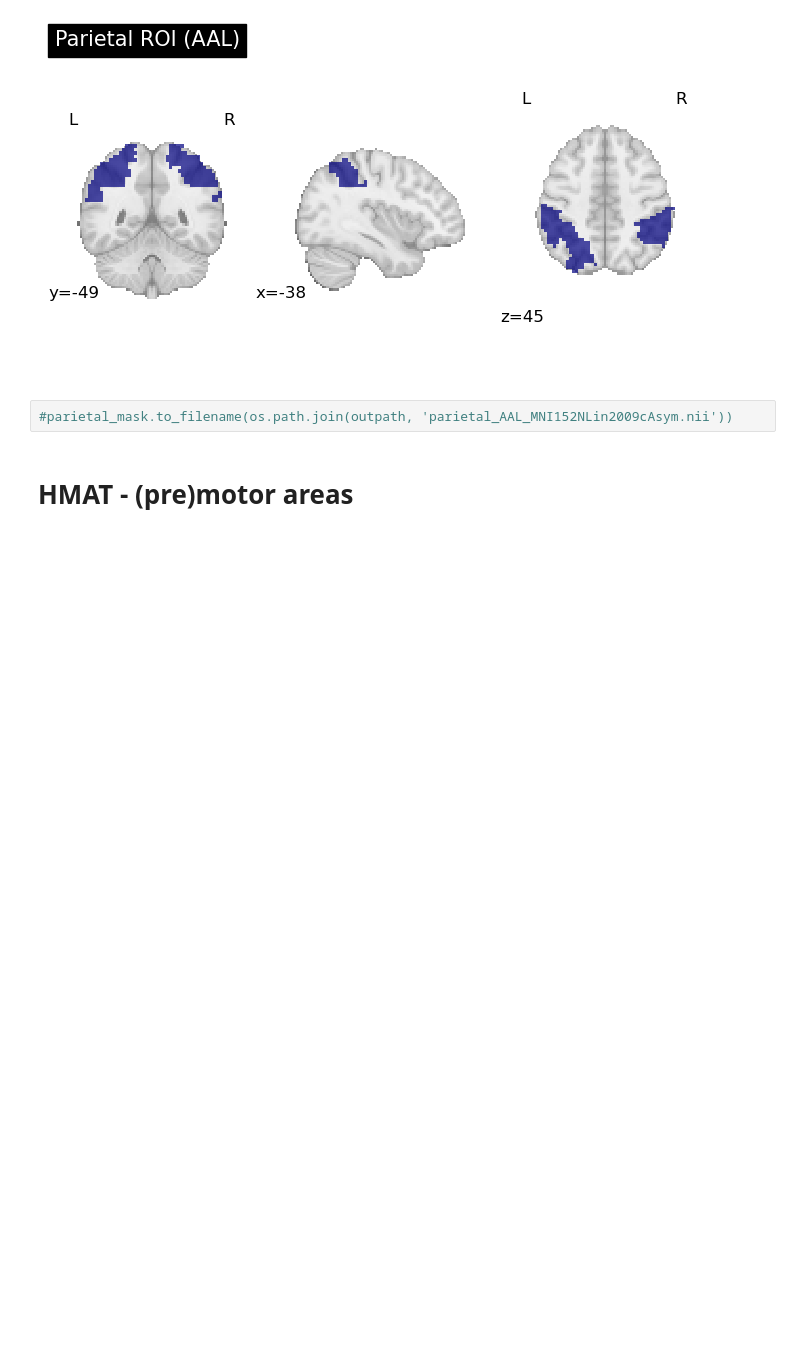
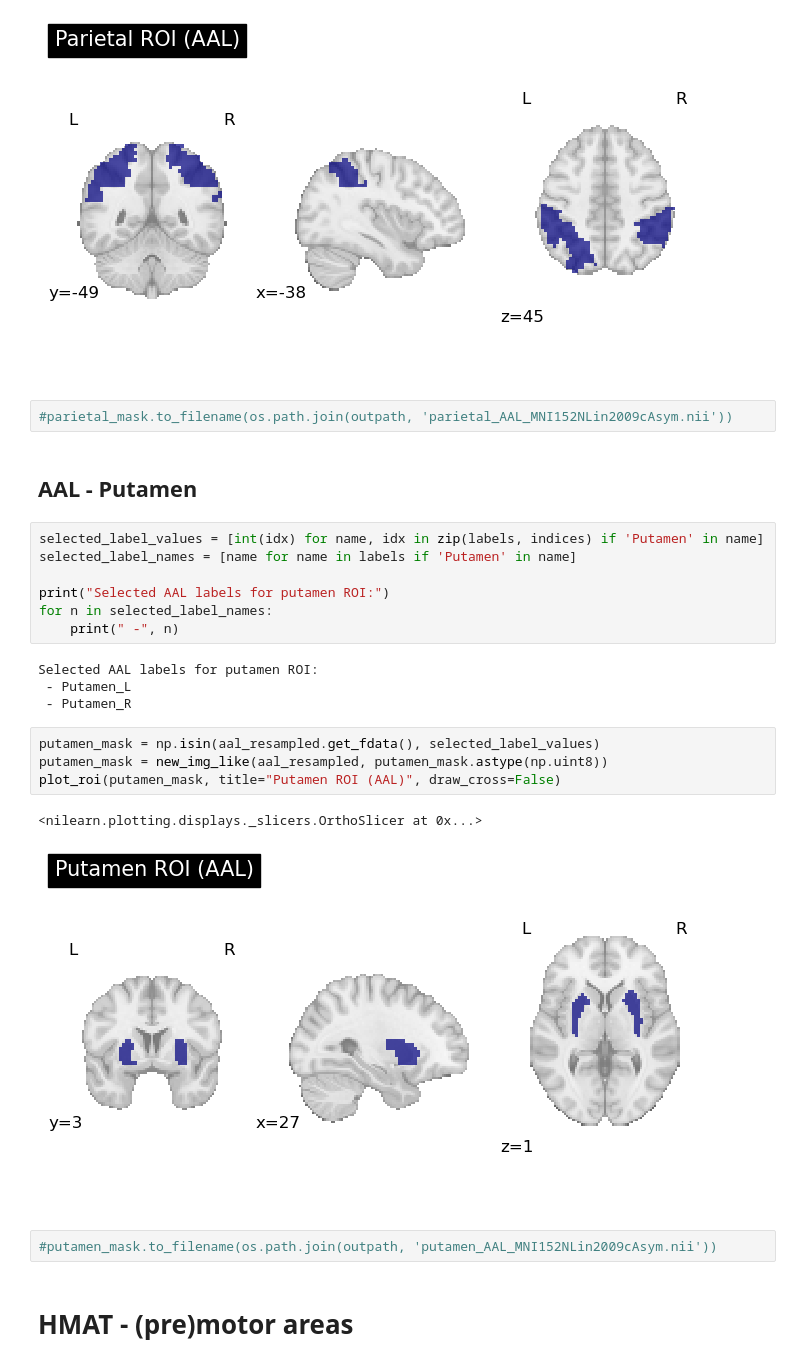
Before and after one commit to hugofluhr/learning-habits-analysis, a Jupyter notebook: notebooks/ROI_masks.ipynb, the cells around one changed output. Drawn from its saved outputs; the diff is of its cells as text; blank space fills up the shorter version.

Commit message:
add putamen mask

```diff
--- a/notebooks/ROI_masks.ipynb
+++ b/notebooks/ROI_masks.ipynb
@@ -93,6 +93,28 @@ plot_roi(parietal_mask, title="Parietal ROI (AAL)", draw_cross=False)
 [figure]
 # %%
 #parietal_mask.to_filename(os.path.join(outpath, 'parietal_AAL_MNI152NLin2009cAsym.nii'))
+# %% [markdown]
+## AAL - Putamen
+# %%
+selected_label_values = [int(idx) for name, idx in zip(labels, indices) if 'Putamen' in name]
+selected_label_names = [name for name in labels if 'Putamen' in name]
+
+print("Selected AAL labels for putamen ROI:")
+for n in selected_label_names:
+    print(" -", n)
+# %% [output]
+Selected AAL labels for putamen ROI:
+ - Putamen_L
+ - Putamen_R
+# %%
+putamen_mask = np.isin(aal_resampled.get_fdata(), selected_label_values)
+putamen_mask = new_img_like(aal_resampled, putamen_mask.astype(np.uint8))
+plot_roi(putamen_mask, title="Putamen ROI (AAL)", draw_cross=False)
+# %% [output]
+<nilearn.plotting.displays._slicers.OrthoSlicer at 0x...>
+[figure, added]
+# %%
+#putamen_mask.to_filename(os.path.join(outpath, 'putamen_AAL_MNI152NLin2009cAsym.nii'))
 # %% [markdown]
 # HMAT - (pre)motor areas
 # %%
```
